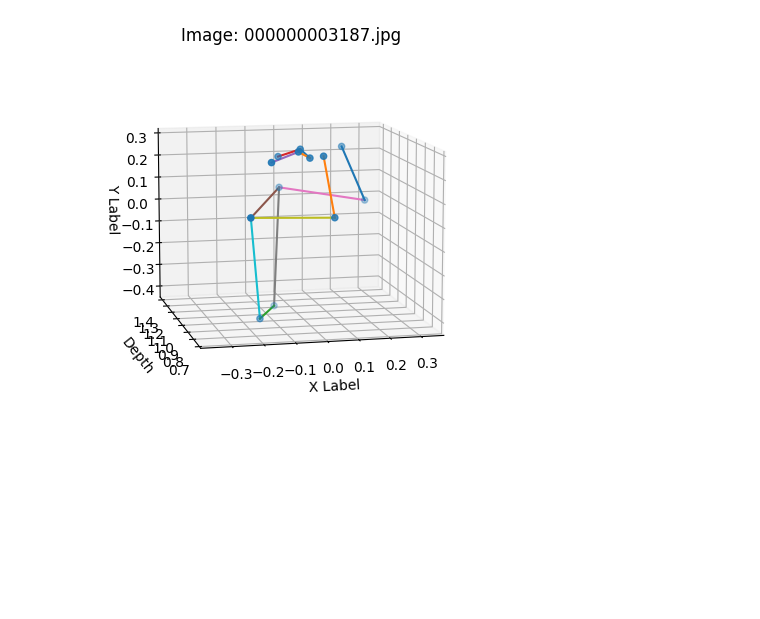
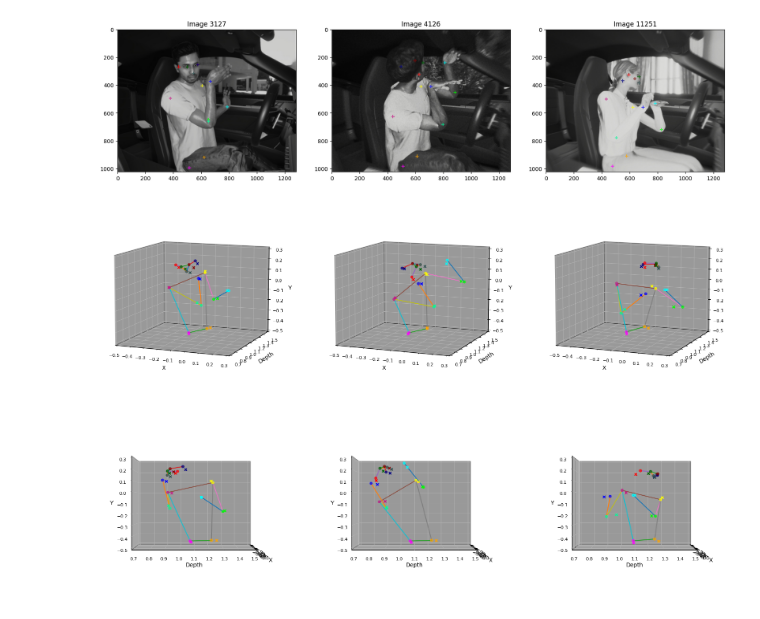
Before and after one commit to gentlerainsky/tuwien_thesis_3d_pose_estimation, a Jupyter notebook: script/lifter_2d_3d/linear_model/train/linear_model_with_2d_synthetic_cabin_ir.ipynb, the cells around one changed output. Cells and saved outputs as stored; diff of their text form; code cells hidden in the pictures; blank space fills up the shorter version.

Commit message:
improve visualization

```diff
--- a/script/lifter_2d_3d/linear_model/train/linear_model_with_2d_synthetic_cabin_ir.ipynb
+++ b/script/lifter_2d_3d/linear_model/train/linear_model_with_2d_synthetic_cabin_ir.ipynb
@@ -186,3 +158,0 @@ PosixPath('/root/data/processed/synthetic_cabin_ir/A_Pillar_Codriver/images/0000
-# %%
-results = generate_connection_line(sample['keypoints3D'])
-coord_df = pd.DataFrame.from_records(results)[['x', 'y', 'z']]
@@ -201,39 +158,0 @@ plt.imshow(plt.imread(img_path))
-# %%
-fig = plt.figure()
-ax = plt.axes(projection='3d')
-# defining all 3 axis
-depth = gt_keypoints_3d[:,2]
-x = gt_keypoints_3d[:,0]
-y = gt_keypoints_3d[:,1]
-
-# plotting
-ax.scatter3D(x, depth, -y, 'green')
-
-for i in range(len(results) // 2):
-# for i in range(5):
-    ax.plot3D(
-        [results[2*i]['x'], results[2*i + 1]['x']],
-        [results[2*i]['z'], results[2*i + 1]['z']],
-        [-results[2*i]['y'], -results[2*i + 1]['y']],
-    )
-ax.set_xlabel('X Label')
-ax.set_ylabel('Depth')
-ax.set_zlabel('Y Label')
-ax.set_xlim([coord_mean['x'] - span, coord_mean['x'] + span])
-ax.set_ylim([coord_mean['z'] - span, coord_mean['z'] + span])
-ax.set_zlim([coord_mean['y'] - span, coord_mean['y'] + span])
-ax.set_title(f'Image: {sample["filenames"]}')
-ax.view_init(elev=10., azim= -125 + 45//2)
-plt.show()
-# %% [output]
-[figure, removed]
-# %%
-results = generate_connection_line(sample['keypoints_3d'])
-pose_df = pd.DataFrame(results)
-visualize_pose(pose_df)
-# %%
-model = trainer.model.to(device)
-model.eval()
-estimated_pose = model(torch.flatten(torch.tensor(sample['keypoints_2d'])).unsqueeze(0).float().to(device), 0)
-estimated_pose_df = pd.DataFrame(generate_connection_line(estimated_pose[0].cpu().reshape([-1, 3]).detach().numpy()))
-visualize_pose(estimated_pose_df)
@@ -239,0 +265,6 @@ visualize_pose(estimated_pose_df)
+# %%
+plot_samples(trainer.model, figsize=(20, 10), sample_idices=[1, 1000, 5000])
+# %% [output]
+[figure, added]
+[figure, added]
+[figure, added]
```
Also changed, not shown: parts of 11 cells of this notebook, 1 other file.
